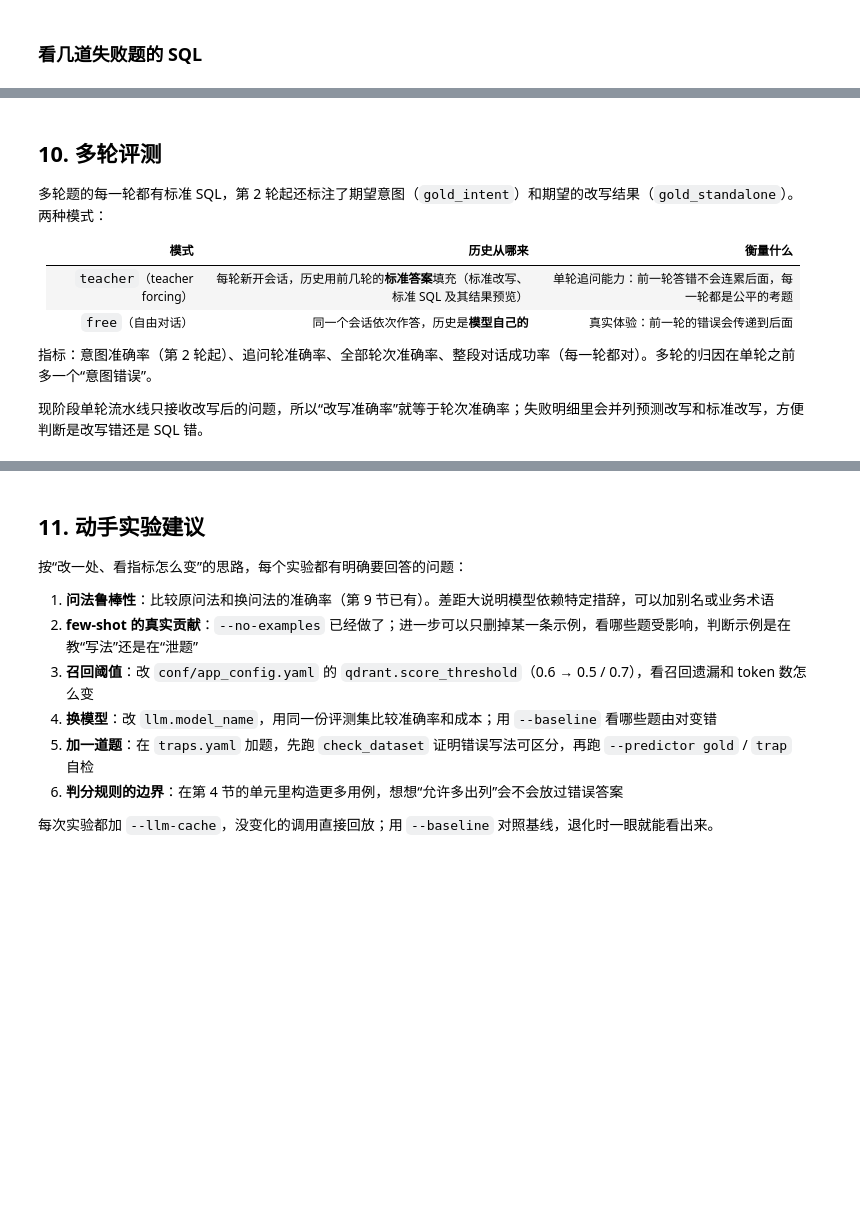
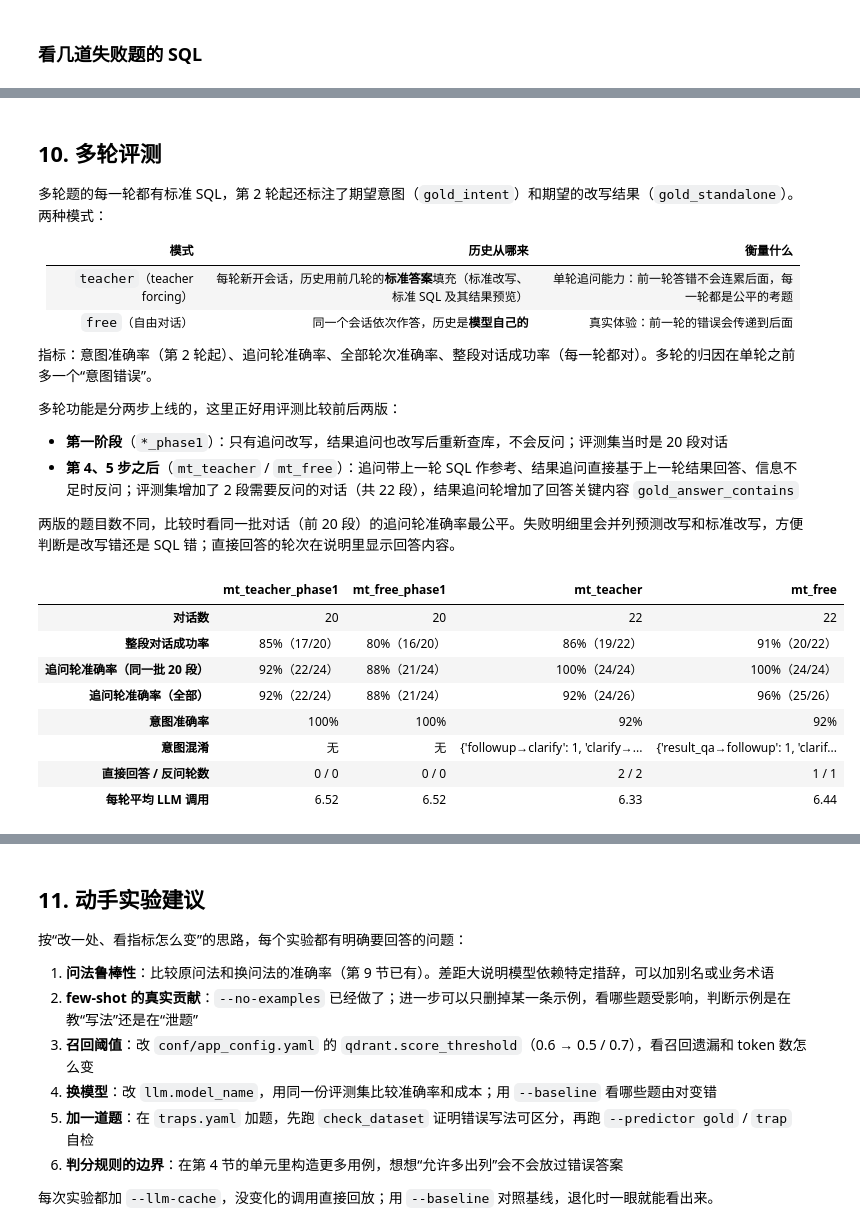
Before and after one commit to chanearly2002/shopkeeper-agent, a Jupyter notebook: notebooks/eval_tutorial.ipynb, the cells around one changed output, grey strips where cells are left out. Cells and saved outputs as stored; diff of their text form; code cells hidden in the pictures; blank space fills up the shorter version.

```diff
--- a/notebooks/eval_tutorial.ipynb
+++ b/notebooks/eval_tutorial.ipynb
@@ -533,24 +769,53 @@ for _, row in q[~q["passed"]].head(4).iterrows():
 
 指标：意图准确率（第 2 轮起）、追问轮准确率、全部轮次准确率、整段对话成功率（每一轮都对）。多轮的归因在单轮之前多一个“意图错误”。
 
-现阶段单轮流水线只接收改写后的问题，所以“改写准确率”就等于轮次准确率；失败明细里会并列预测改写和标准改写，方便判断是改写错还是 SQL 错。
+多轮功能是分两步上线的，这里正好用评测比较前后两版：
+
+- **第一阶段**（`*_phase1`）：只有追问改写，结果追问也改写后重新查库，不会反问；评测集当时是 20 段对话
+- **第 4、5 步之后**（`mt_teacher` / `mt_free`）：追问带上一轮 SQL 作参考、结果追问直接基于上一轮结果回答、信息不足时反问；评测集增加了 2 段需要反问的对话（共 22 段），结果追问轮增加了回答关键内容 `gold_answer_contains`
+
+两版的题目数不同，比较时看同一批对话（前 20 段）的追问轮准确率最公平。失败明细里会并列预测改写和标准改写，方便判断是改写错还是 SQL 错；直接回答的轮次在说明里显示回答内容。
 # %%
-mt = {name: load_run(name) for name in ("mt_teacher", "mt_free")}
+mt = {
+    name: load_run(name)
+    for name in ("mt_teacher_phase1", "mt_free_phase1", "mt_teacher", "mt_free")
+}
+first20 = {i["id"] for i in multiturn[:20]}  # 两版都有的 20 段对话
+
+
+def followup_rate(r):
+    """同一批 20 段对话里，第 2 轮及以后的准确率"""
+    f = r[(r["turn"] > 1) & r["case_id"].isin(first20)]
+    return f"{f['passed'].mean():.0%}（{int(f['passed'].sum())}/{len(f)}）"
+
+
 pd.DataFrame(
     {
         name: {
+            "对话数": s["dialogs"],
             "整段对话成功率": f"{s['dialog_success_rate']:.0%}（{s['dialog_success']}/{s['dialogs']}）",
-            "追问轮准确率": f"{s['followup_accuracy']:.0%}（{s['followup_passed']}/{s['followup_total']}）",
-            "全部轮次准确率": f"{s['accuracy']:.0%}",
+            "追问轮准确率（同一批 20 段）": followup_rate(r),
+            "追问轮准确率（全部）": f"{s['followup_accuracy']:.0%}（{s['followup_passed']}/{s['followup_total']}）",
             "意图准确率": f"{s['intent_accuracy']:.0%}"
             if s["intent_accuracy"] is not None
             else "-",
             "意图混淆": s["intent_confusion"] or "无",
+            "直接回答 / 反问轮数": f"{s.get('answered_turns', 0)} / {s.get('clarify_turns', 0)}",
             "每轮平均 LLM 调用": s["avg_llm_calls"],
         }
-        for name, (s, _) in mt.items()
+        for name, (s, r) in mt.items()
     }
 )
+# %% [output]
+|  | mt_teacher_phase1 | mt_free_phase1 | mt_teacher | mt_free |
+| 对话数 | 20 | 20 | 22 | 22 |
+| 整段对话成功率 | 85%（17/20） | 80%（16/20） | 86%（19/22） | 91%（20/22） |
+| 追问轮准确率（同一批 20 段） | 92%（22/24） | 88%（21/24） | 100%（24/24） | 100%（24/24） |
+| 追问轮准确率（全部） | 92%（22/24） | 88%（21/24） | 92%（24/26） | 96%（25/26） |
+| 意图准确率 | 100% | 100% | 92% | 92% |
+| 意图混淆 | 无 | 无 | {'followup→clarify': 1, 'clarify→... | {'result_qa→followup': 1, 'clarif... |
+| 直接回答 / 反问轮数 | 0 / 0 | 0 / 0 | 2 / 2 | 1 / 1 |
+| 每轮平均 LLM 调用 | 6.52 | 6.52 | 6.33 | 6.44 |
 # %%
 pd.DataFrame(
     {
```
Also changed, not shown: parts of 30 cells of this notebook, 3 other files.
